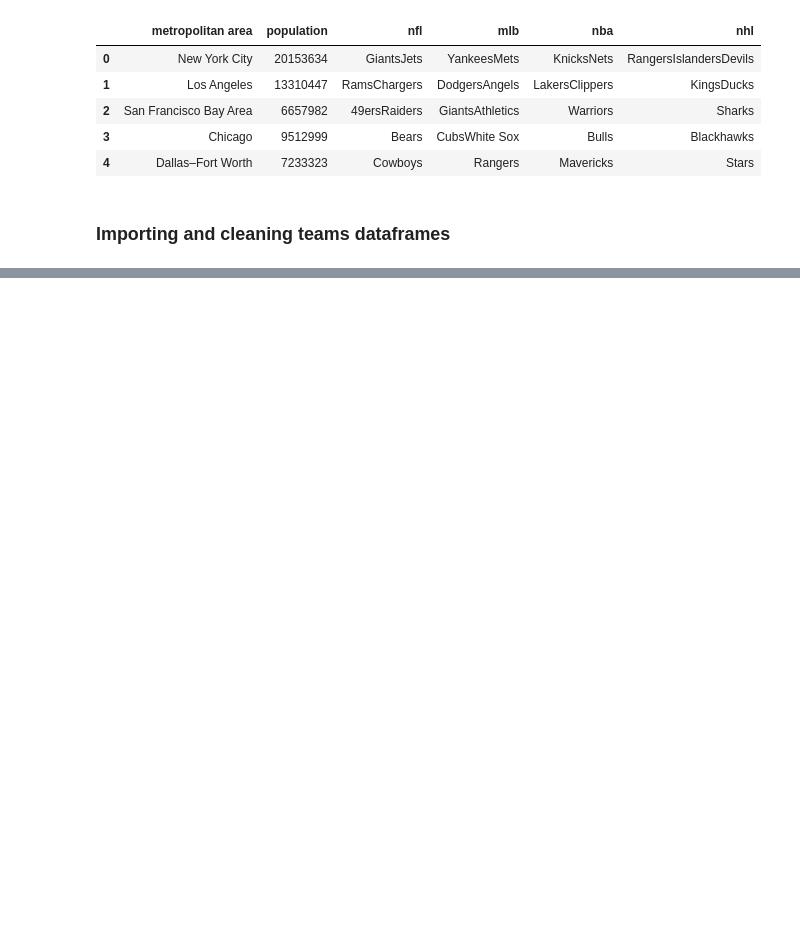
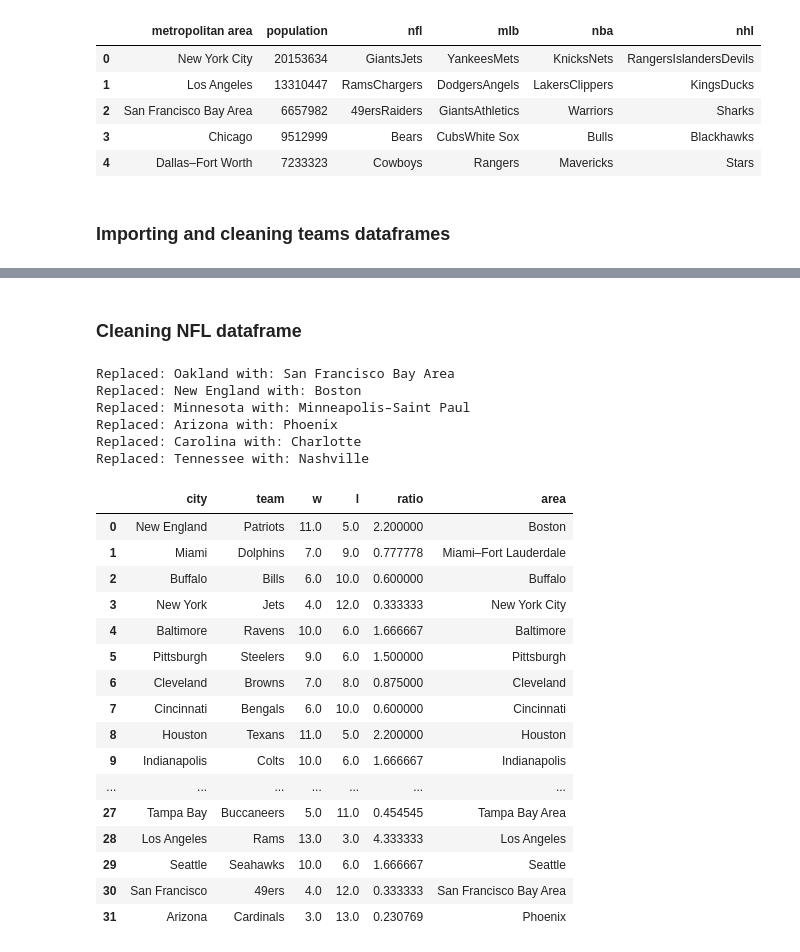
Before and after one commit to kevinmiguel97/Regions-sport-teams-anlysis, a Jupyter notebook: Regions_analysis.ipynb, the cells around one changed output, grey strips where cells are left out. Drawn from its saved outputs; the diff is of its cells as text; code cells hidden in the pictures; blank space fills up the shorter version.

```diff
--- a/Regions_analysis.ipynb
+++ b/Regions_analysis.ipynb
@@ -109,0 +194,52 @@ nhl_df = select_columns(nhl_df, ['team', 'w', 'l'])
+# %% [markdown]
+### Cleaning NFL dataframe
+# %%
+# DELETE
+nfl_df = nfl_delete
+# Cleaning column names and filtering year
+nfl_df = cols_year_cleaning(nfl_df)
+
+# Selecting columns
+nfl_df = select_columns(nfl_df, ['team', 'w', 'l'])
+
+# Removing notes
+nfl_df = remove_notes(nfl_df, pattern='\*')
+nfl_df = remove_notes(nfl_df, pattern='\+')
+
+# Dropping division rows
+nfl_df = drop_divisions(nfl_df, pattern='[A-Z]{3}\s')
+
+# Separating teams and cities
+nfl_df = separate_cities_teams(nfl_df, ['New', 'Tampa', 'St.', 'San', 'Los', 'Kansas', 'Green'])
+
+# Generating win loss ratio
+nfl_df = win_loss_ratio(nfl_df)
+
+# Generating metropolitan area
+nfl_df = metropolitan_areas(nfl_df, cities, league='nfl')
+
+nfl_df
+# %% [output]
+Replaced: Oakland with: San Francisco Bay Area
+Replaced: New England with: Boston
+Replaced: Minnesota with: Minneapolis–Saint Paul
+Replaced: Arizona with: Phoenix
+Replaced: Carolina with: Charlotte
+Replaced: Tennessee with: Nashville
+|  | city | team | w | l | ratio | area |
+| 0 | New England | Patriots | 11.0 | 5.0 | 2.200000 | Boston |
+| 1 | Miami | Dolphins | 7.0 | 9.0 | 0.777778 | Miami–Fort Lauderdale |
+| 2 | Buffalo | Bills | 6.0 | 10.0 | 0.600000 | Buffalo |
+| 3 | New York | Jets | 4.0 | 12.0 | 0.333333 | New York City |
+| 4 | Baltimore | Ravens | 10.0 | 6.0 | 1.666667 | Baltimore |
+| 5 | Pittsburgh | Steelers | 9.0 | 6.0 | 1.500000 | Pittsburgh |
+| 6 | Cleveland | Browns | 7.0 | 8.0 | 0.875000 | Cleveland |
+| 7 | Cincinnati | Bengals | 6.0 | 10.0 | 0.600000 | Cincinnati |
+| 8 | Houston | Texans | 11.0 | 5.0 | 2.200000 | Houston |
+| 9 | Indianapolis | Colts | 10.0 | 6.0 | 1.666667 | Indianapolis |
+| ... | ... | ... | ... | ... | ... | ... |
+| 27 | Tampa Bay | Buccaneers | 5.0 | 11.0 | 0.454545 | Tampa Bay Area |
+| 28 | Los Angeles | Rams | 13.0 | 3.0 | 4.333333 | Los Angeles |
+| 29 | Seattle | Seahawks | 10.0 | 6.0 | 1.666667 | Seattle |
+| 30 | San Francisco | 49ers | 4.0 | 12.0 | 0.333333 | San Francisco Bay Area |
+| 31 | Arizona | Cardinals | 3.0 | 13.0 | 0.230769 | Phoenix |
```
Also changed, not shown: parts of 12 cells of this notebook.
